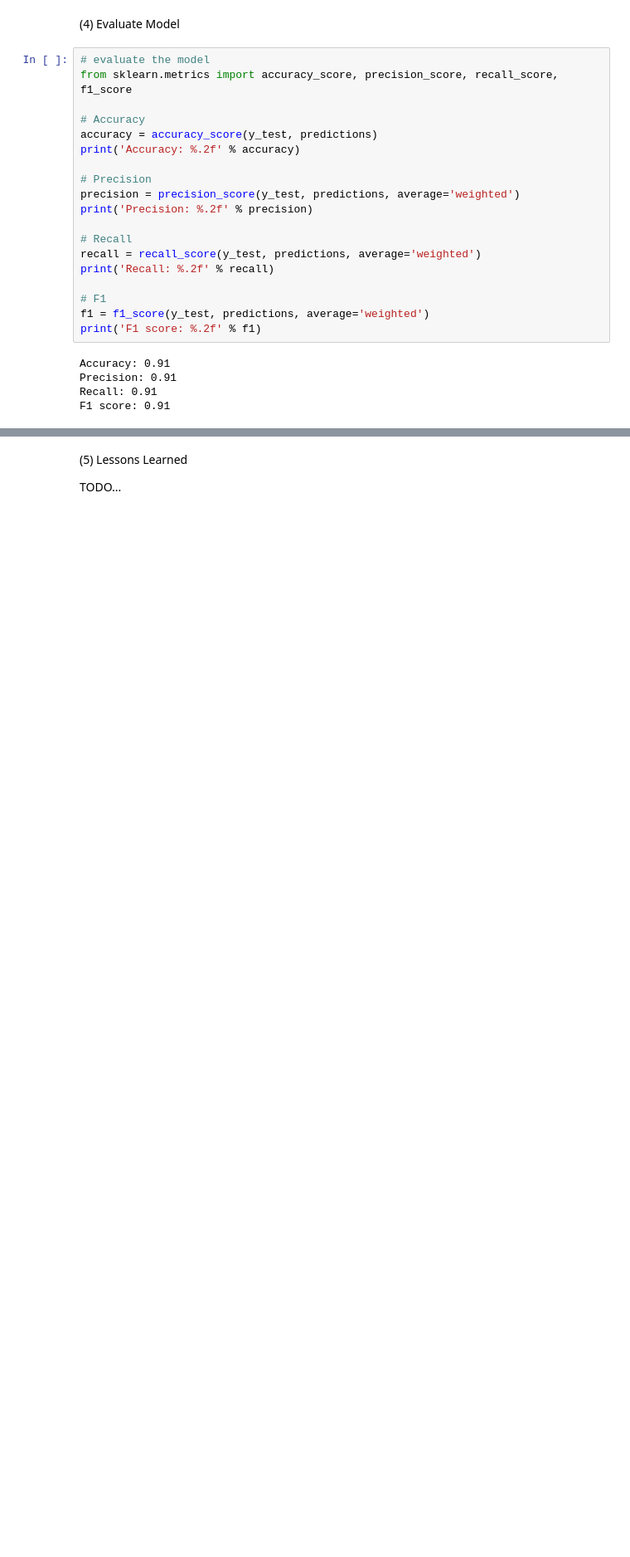
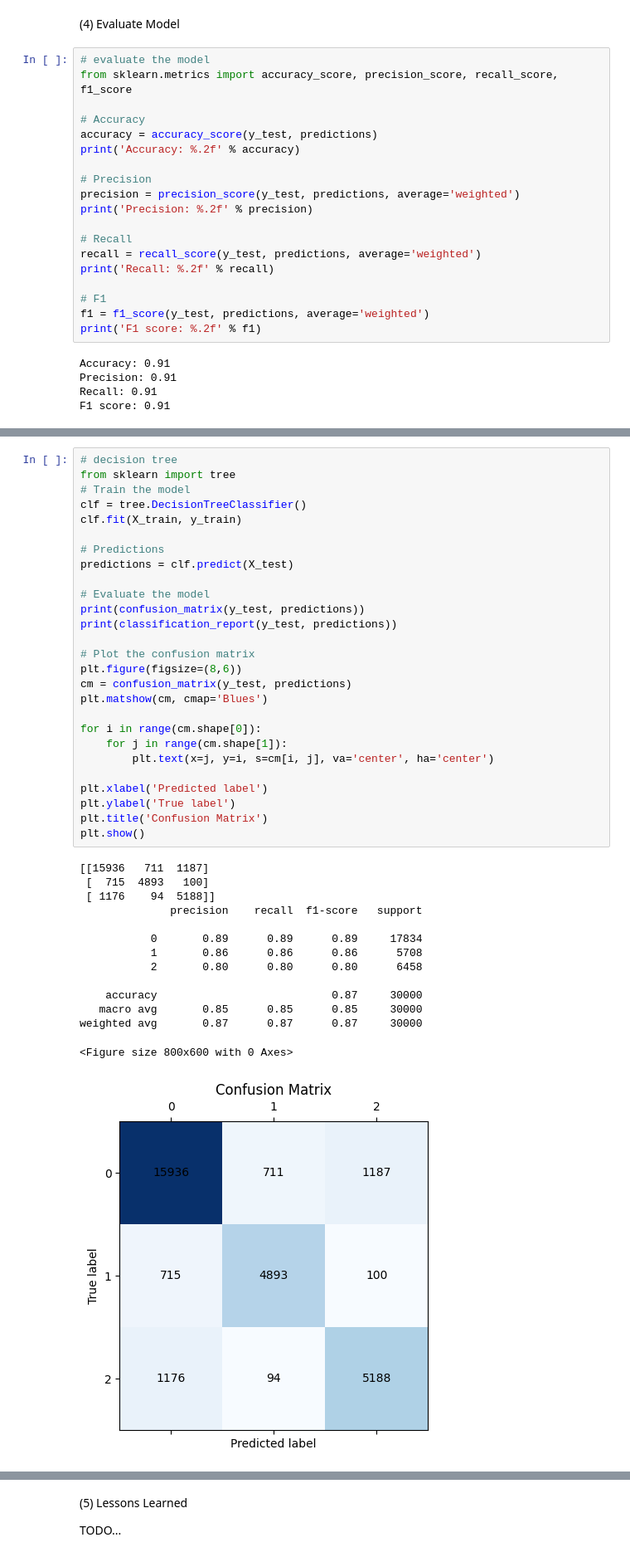
Before and after one commit to alexanderjoe/CS1164-FinalProject, a Jupyter notebook: FinalProject.ipynb, the cells around one changed output, grey strips where cells are left out. Shown at 83% size. Cells and saved outputs as stored; diff of their text form; blank space fills up the shorter version.

```diff
--- a/FinalProject.ipynb
+++ b/FinalProject.ipynb
@@ -208,0 +209,42 @@ F1 score: 0.91
+# %%
+# decision tree
+from sklearn import tree
+# Train the model
+clf = tree.DecisionTreeClassifier()
+clf.fit(X_train, y_train)
+
+# Predictions
+predictions = clf.predict(X_test)
+
+# Evaluate the model
+print(confusion_matrix(y_test, predictions))
+print(classification_report(y_test, predictions))
+
+# Plot the confusion matrix
+plt.figure(figsize=(8,6))
+cm = confusion_matrix(y_test, predictions)
+plt.matshow(cm, cmap='Blues')
+
+for i in range(cm.shape[0]):
+    for j in range(cm.shape[1]):
+        plt.text(x=j, y=i, s=cm[i, j], va='center', ha='center')
+
+plt.xlabel('Predicted label')
+plt.ylabel('True label')
+plt.title('Confusion Matrix')
+plt.show()
+# %% [output]
+[[15936   711  1187]
+ [  715  4893   100]
+ [ 1176    94  5188]]
+              precision    recall  f1-score   support
+
+           0       0.89      0.89      0.89     17834
+           1       0.86      0.86      0.86      5708
+           2       0.80      0.80      0.80      6458
+
+    accuracy                           0.87     30000
+   macro avg       0.85      0.85      0.85     30000
+weighted avg       0.87      0.87      0.87     30000
+<Figure size 800x600 with 0 Axes>
+[figure, added]
```
Also changed, not shown: parts of 6 cells of this notebook.
